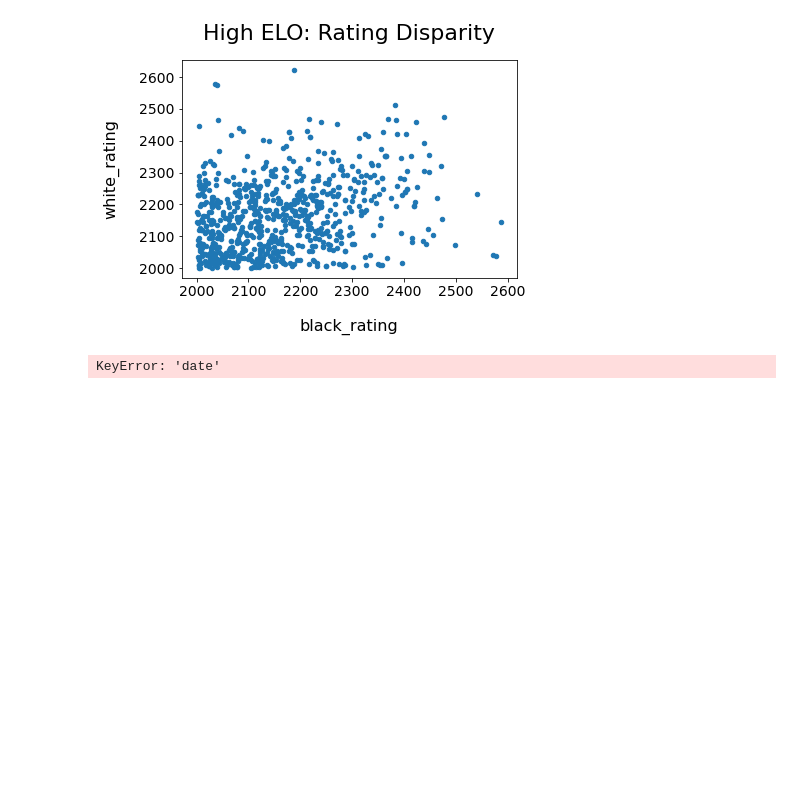
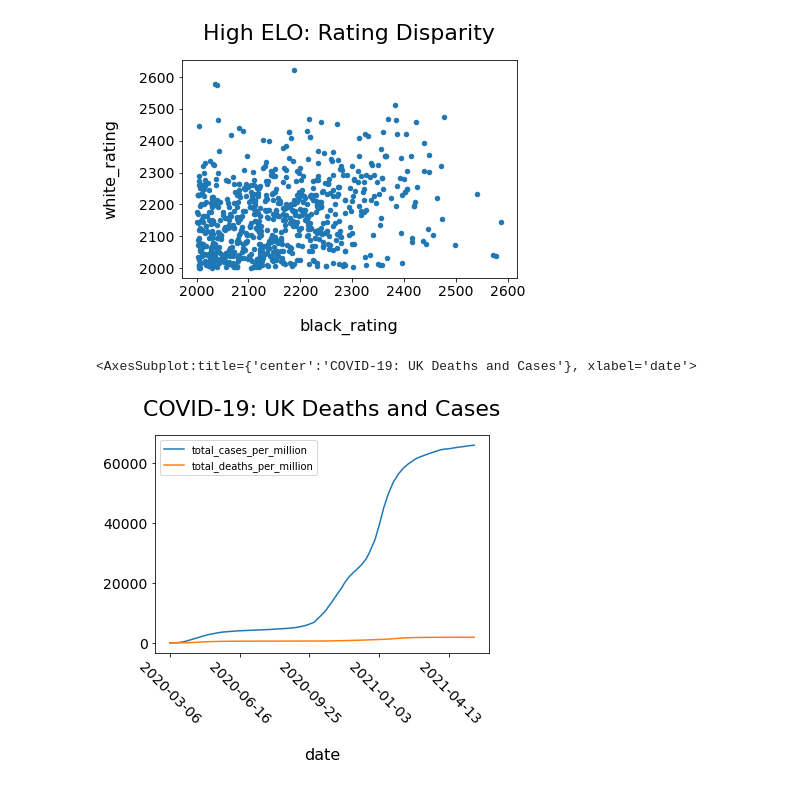
Before and after one commit to Squ4nchy/data_visualisation, a Jupyter notebook: data_visualisation.ipynb, the cells around one changed output. Drawn from its saved outputs; the diff is of its cells as text; code cells hidden in the pictures; blank space fills up the shorter version.

Commit message:
Update Pandas plot graphs with chess and covid data.

```diff
--- a/data_visualisation.ipynb
+++ b/data_visualisation.ipynb
@@ -176,7 +171,11 @@ high_rated.plot.scatter(x='black_rating', y='white_rating', title='High ELO: Rat
 # %% [output]
 <AxesSubplot:title={'center':'High ELO: Rating Disparity'}, xlabel='black_rating', ylabel='white_rating'>
 [figure]
+# %%
+cov_columns = covid_to_date.columns
+cov_columns = [x for x in columns if x not in ['total_deaths_per_million', 'total_cases_per_million', 'date']]
 # %%
-covid_to_date.drop(['continent'], axis=1).plot.line(title='Iris Dataset')
+covid_to_date.drop(cov_columns, axis=1).plot.line(x='date', title='COVID-19: UK Deaths and Cases', rot=-45)
 # %% [output]
-KeyError: 'date'
+<AxesSubplot:title={'center':'COVID-19: UK Deaths and Cases'}, xlabel='date'>
+[figure, added]
```
Also changed, not shown: parts of 9 cells of this notebook, 1 other file.
